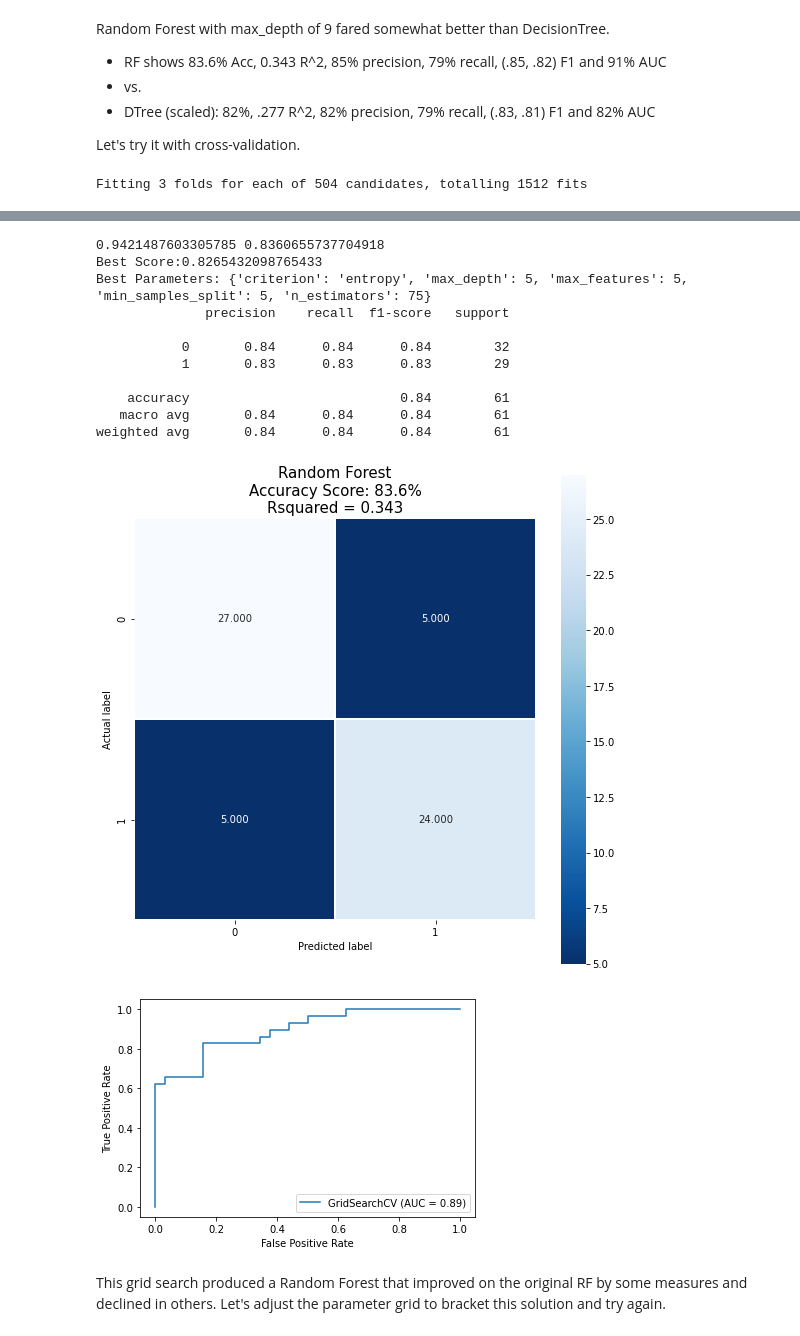
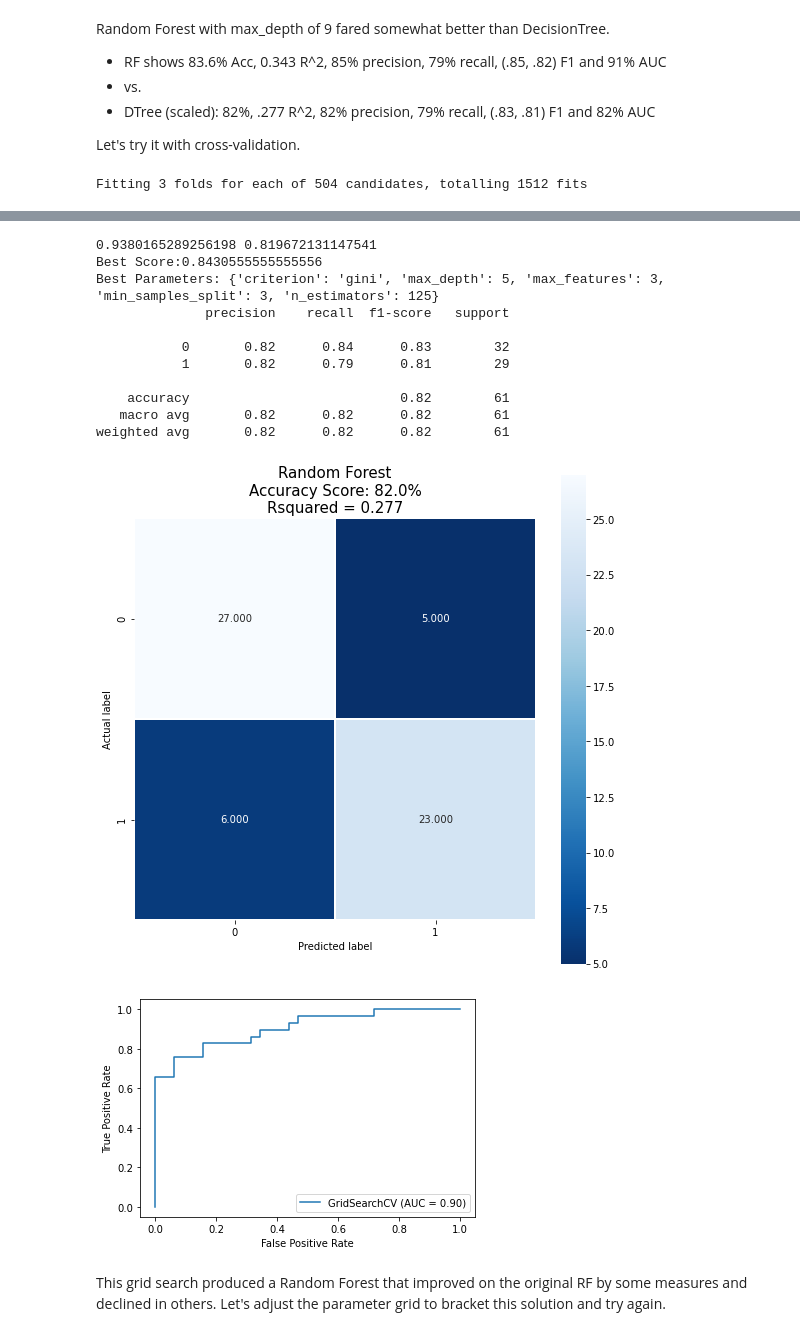
Before and after one commit to BradDoty/KaggleHeartDiseaseUCI, a Jupyter notebook: Notebooks/Capstone 2 -- Modeling.ipynb, the cells around one changed output, grey strips where cells are left out. Saved outputs shown, nothing was run; the diff lists cells and outputs as text; code cells hidden in the pictures.

```diff
--- a/Notebooks/Capstone 2 -- Modeling.ipynb
+++ b/Notebooks/Capstone 2 -- Modeling.ipynb
@@ -323,7 +323,7 @@ Random Forest with max_depth of 9 fared somewhat better than DecisionTree.
 Let's try it with cross-validation.
 # %%
 param_grid = {'n_estimators':np.arange(25,176,25), 'criterion':['gini', 'entropy'], 'max_depth':[5,9,10,15],
-              'min_samples_split':[2,3,5], 'max_features':[5,10,13]}
+              'min_samples_split':[2,3,5], 'max_features':[3,5,10]}
 
 rfc = RandomForestClassifier(random_state=21)
 rfc_cv= GridSearchCV(rfc, param_grid, cv=3, n_jobs=-1, verbose=3, return_train_score=True)
@@ -351,16 +351,16 @@ Fitting 3 folds for each of 504 candidates, totalling 1512 fits
-0.9421487603305785 0.8360655737704918
-Best Score:0.8265432098765433
-Best Parameters: {'criterion': 'entropy', 'max_depth': 5, 'max_features': 5, 'min_samples_split': 5, 'n_estimators': 75}
+0.9380165289256198 0.819672131147541
+Best Score:0.8430555555555556
+Best Parameters: {'criterion': 'gini', 'max_depth': 5, 'max_features': 3, 'min_samples_split': 3, 'n_estimators': 125}
               precision    recall  f1-score   support
 
-           0       0.84      0.84      0.84        32
-           1       0.83      0.83      0.83        29
+           0       0.82      0.84      0.83        32
+           1       0.82      0.79      0.81        29
 
-    accuracy                           0.84        61
-   macro avg       0.84      0.84      0.84        61
-weighted avg       0.84      0.84      0.84        61
+    accuracy                           0.82        61
+   macro avg       0.82      0.82      0.82        61
+weighted avg       0.82      0.82      0.82        61
 [figure]
-[figure, old version]
+[figure, new version]
 # %% [markdown]
 This grid search produced a Random Forest that improved on the original RF by some measures and declined in others.  Let's adjust the parameter grid to bracket this solution and try again.
 # %%
```
Also changed, not shown: parts of 3 cells of this notebook, 2 other files.
